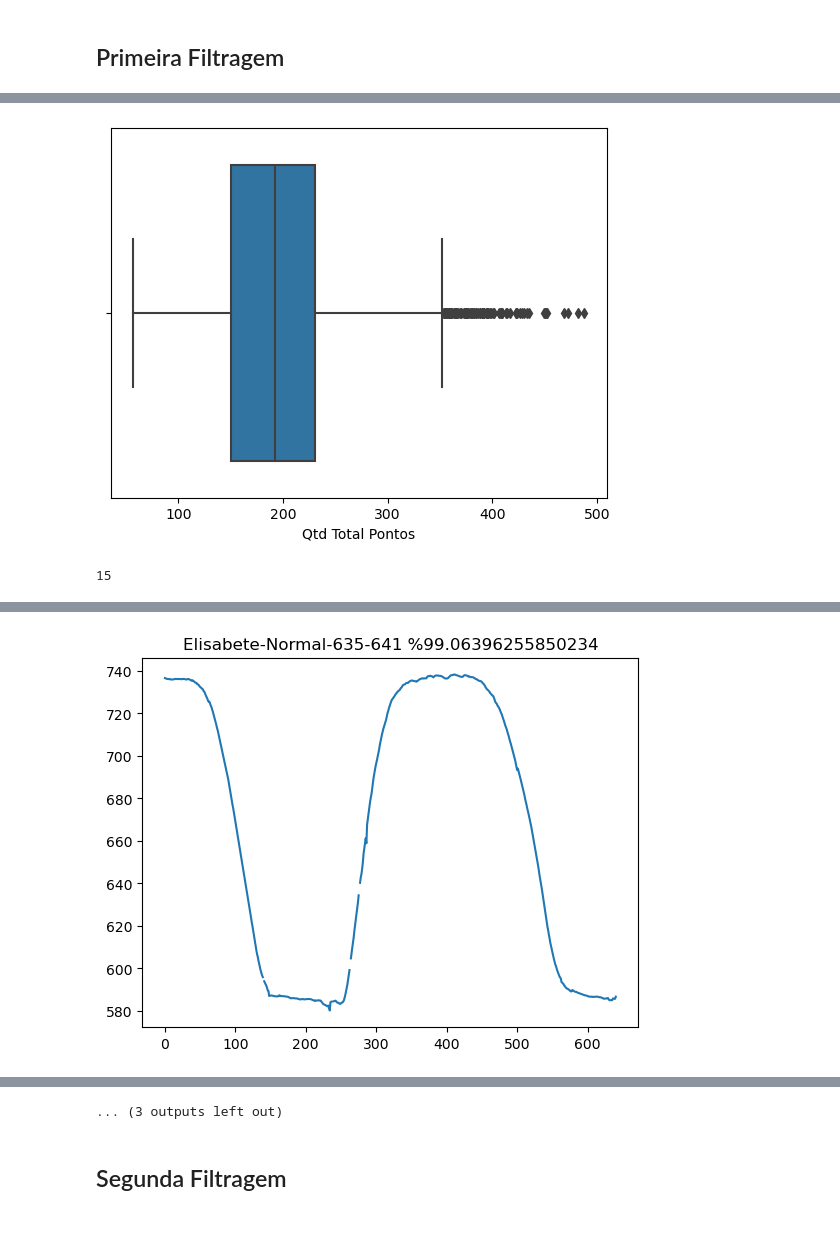
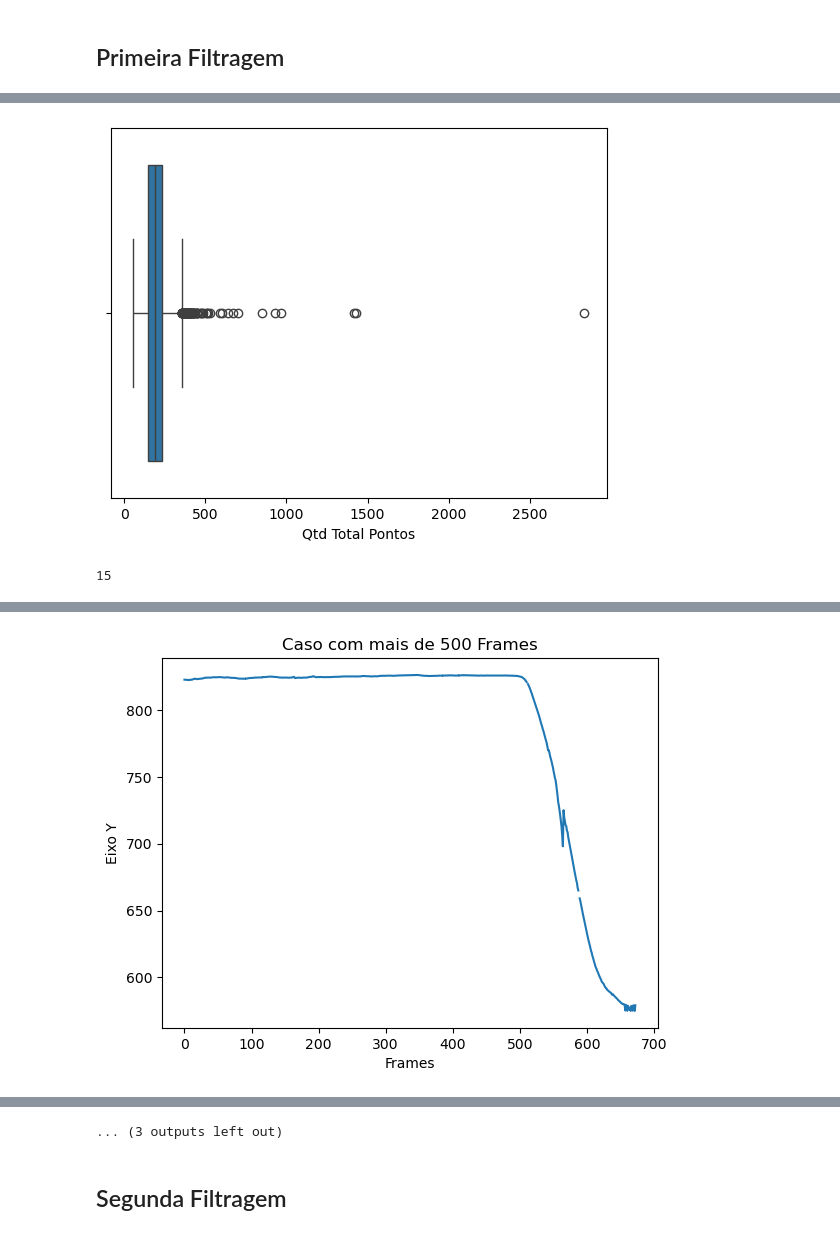
Before and after one commit to LeandroDurau/BCC---TCC, a Jupyter notebook: Projeto/Analise dados Faltantes.ipynb, the cells around one changed output, grey strips where cells are left out. Drawn from its saved outputs; the diff is of its cells as text; code cells hidden in the pictures.

Commit message:
Projeto * Organização do Experimento realizado com KNN * Organização dos Plots realizados + Adição de Experimentos com mais classificadores
Artigo
+ Adição do Artigo Final

```diff
--- a/Projeto/Analise dados Faltantes.ipynb
+++ b/Projeto/Analise dados Faltantes.ipynb
@@ -10,12 +10,16 @@ import seaborn as sns
 ## Carga da Base
 # %%
 df_total = pd.DataFrame()
+id_pessoa = 0
 for i in os.listdir('normalizacao/'):
     df = pd.read_excel(f"normalizacao/{i}",header=None)
-    df['Nome'] = i.split('-')[1].split('.')[0]
+    df['Nome'] = id_pessoa
+    id_pessoa += 1
+    #df['Nome'] = i.split('-')[1].split('.')[0]
     df_total = pd.concat([df,df_total])
 df_total = df_total.rename(columns={1:'Qtd Total Pontos',2:'Qtd Dados'})
 # %%
+df_total['Fadiga'] = [0 if x == 'Normal' else 1 for x in df_total[0]]
 df_total
 # %% [output]
 |  | 0 | Qtd Total Pontos | Qtd Dados | 3 | 4 | 5 | 6 | 7 | 8 | 9 | ... |
@@ -113,15 +117,18 @@ df_total['%De N Vazios'][(df_total['%De N Vazios'] < 0.85) & (df_total[0] != 'Er
 # %% [output]
 22
 # %%
-porcentagem = 0.95
+porcentagem = 0.85
 nome = df_total[df_total['%De N Vazios'] < porcentagem]['Nome'].to_numpy()
 anot = df_total[df_total['%De N Vazios'] < porcentagem][0].to_numpy()
 dados = df_total[df_total['%De N Vazios'] < porcentagem]['Qtd Dados'].to_numpy()
 pontos = df_total[df_total['%De N Vazios'] < porcentagem]['Qtd Total Pontos'].to_numpy()
 count = 0
-for x in df_total[df_total['%De N Vazios'] < porcentagem].drop([0,'Nome','Qtd Dados','Qtd Total Pontos','%De N Vazios'],axis = 1).to_numpy():
-    plt.plot(x[:pontos[count]])
-    plt.title(nome[count]+ '-'+ anot[count]+'-'+str(dados[count])+'-'+str(pontos[count])+' %'+str(dados[count]/pontos[count]*100))
+for x in df_total[df_total['%De N Vazios'] < porcentagem].drop([0,'Nome','Qtd Dados','Qtd Total Pontos','%De N Vazios','Fadiga'],axis = 1).to_numpy():
+    fig, ax = plt.subplots()
+    ax.plot(x[:pontos[count]])
+    ax.set_xlabel('Frames')
+    ax.set_ylabel('Eixo Y')
+    plt.title('Caso com menos de 85% de Pontos não nulos')
     count += 1
     plt.show()
 # %% [output]
@@ -155,7 +162,7 @@ sns.boxplot(x='Qtd Total Pontos',data=df_filtrado, ax=ax)
 #ax.set_xlim(-1, 1000)
 plt.show()
 # %% [output]
-[figure, old version]
+[figure, new version]
 # %%
 df_filtrado['Qtd Total Pontos'][df_filtrado['Qtd Total Pontos'] > 500].count()
 # %% [output]
@@ -167,9 +174,12 @@ anot = df_filtrado[df_filtrado['Qtd Total Pontos'] > tamanho][0].to_numpy()
 dados = df_filtrado[df_filtrado['Qtd Total Pontos'] > tamanho]['Qtd Dados'].to_numpy()
 pontos = df_filtrado[df_filtrado['Qtd Total Pontos'] > tamanho]['Qtd Total Pontos'].to_numpy()
 count = 0
-for x in df_filtrado[df_filtrado['Qtd Total Pontos'] > tamanho].drop([0,'Nome','Qtd Dados','Qtd Total Pontos','%De N Vazios'],axis = 1).to_numpy():
-    plt.plot(x)
-    plt.title(nome[count]+ '-'+ anot[count]+'-'+str(dados[count])+'-'+str(pontos[count])+' %'+str(dados[count]/pontos[count]*100))
+for x in df_filtrado[df_filtrado['Qtd Total Pontos'] > tamanho].drop([0,'Nome','Qtd Dados','Qtd Total Pontos','%De N Vazios','Fadiga'],axis = 1).to_numpy():
+    fig, ax = plt.subplots()
+    ax.plot(x[:pontos[count]])
+    ax.set_xlabel('Frames')
+    ax.set_ylabel('Eixo Y')
+    plt.title('Caso com mais de 500 Frames')
     count += 1
     plt.show()
 # %% [output]
@@ -184 +194 @@ for x in df_filtrado[df_filtrado['Qtd Total Pontos'] > tamanho].drop([0,'Nome','
-[figure, old version]
+[figure, new version]
```
Also changed, not shown: parts of 12 cells of this notebook, 10 other files.
